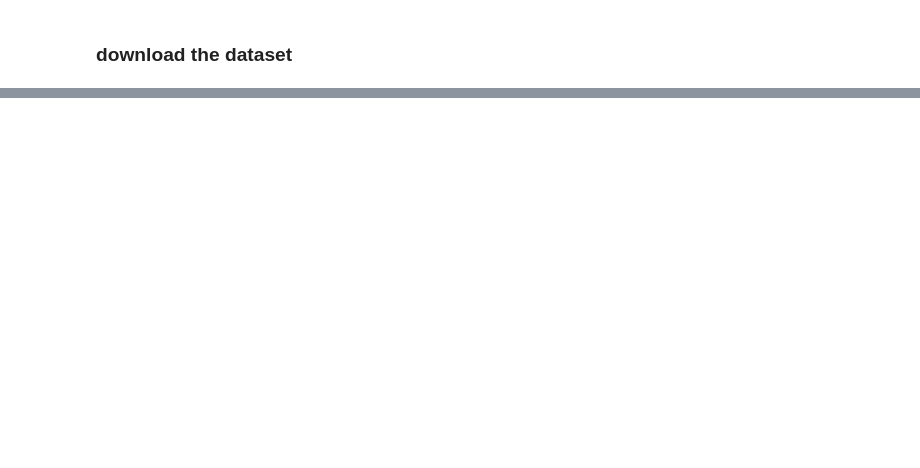
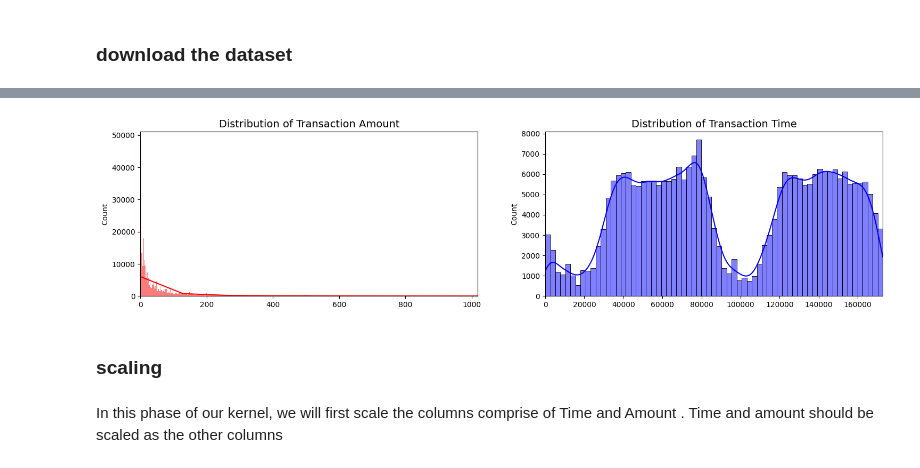
Before and after one commit to yezergmorales/credit-fraud-detector, a Jupyter notebook: dev/credit_fraud_detection.ipynb, the cells around one changed output, grey strips where cells are left out. Saved outputs shown, nothing was run; the diff lists cells and outputs as text; code cells hidden in the pictures; blank space fills up the shorter version.

```diff
--- a/dev/credit_fraud_detection.ipynb
+++ b/dev/credit_fraud_detection.ipynb
@@ -45,0 +128,26 @@ print("Path to dataset files:", path)
+# %%
+# Create figure with two subplots
+fig, ax = plt.subplots(1, 2, figsize=(18,4))
+
+# Get transaction amounts and times
+amount_val = df['Amount'].values
+time_val = df['Time'].values
+
+# Plot distribution of transaction amounts
+sns.histplot(amount_val, ax=ax[0], color='r', kde=True)
+ax[0].set_title('Distribution of Transaction Amount', fontsize=14)
+ax[0].set_xlim([min(amount_val), np.percentile(amount_val, 99)])  # Limit x-axis to 99th percentile
+
+# Plot distribution of transaction times
+sns.histplot(time_val, ax=ax[1], color='b', kde=True)
+ax[1].set_title('Distribution of Transaction Time', fontsize=14)
+ax[1].set_xlim([min(time_val), max(time_val)])
+
+plt.show()
+# %% [output]
+[figure, added]
+# %% [markdown]
+### scaling
+# %% [markdown]
+In this phase of our kernel, we will first scale the columns comprise of Time and Amount .
+Time and amount should be scaled as the other columns
```
Also changed, not shown: parts of 20 cells of this notebook, 3 other files.
